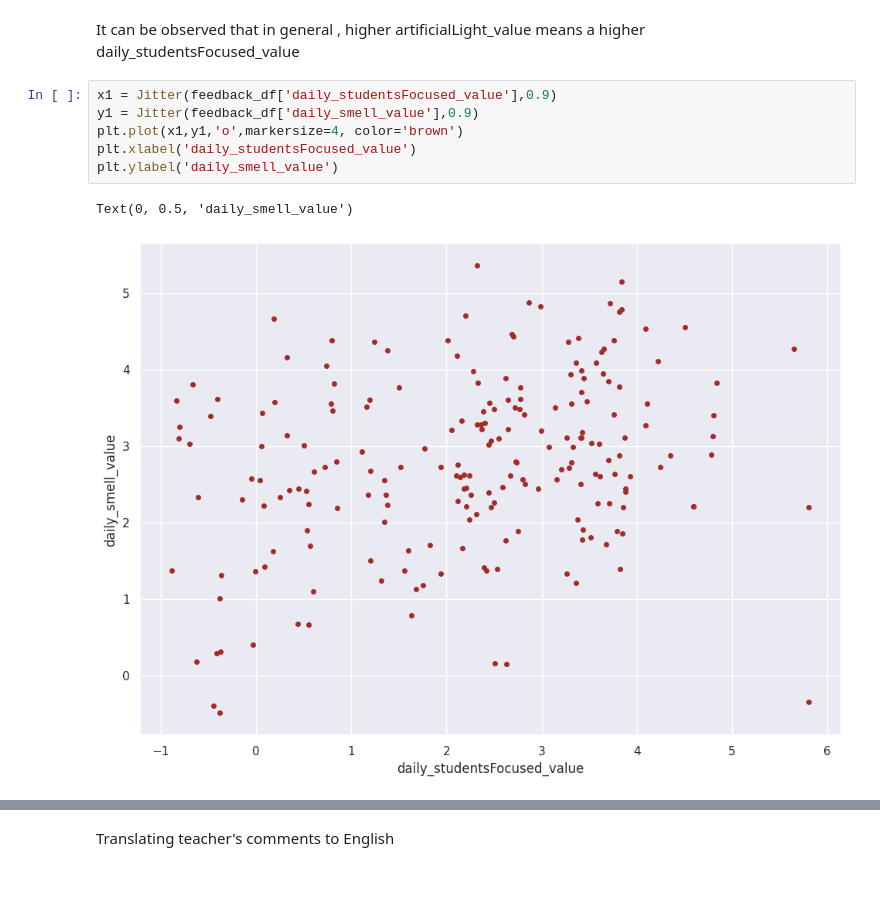
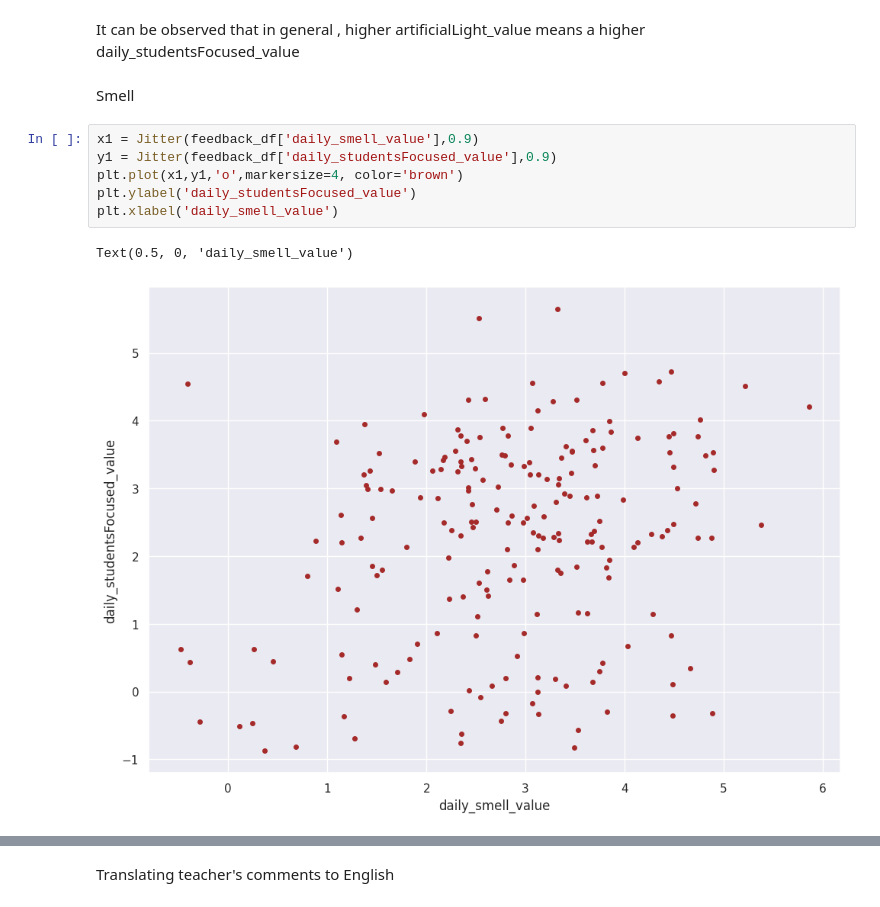
Before and after one commit to tug-cps/SchoolFeedback, a Jupyter notebook: notebooks/data_analysis.ipynb, the cells around one changed output, grey strips where cells are left out. Cells and saved outputs as stored; diff of their text form.

Commit message:
plotted scatter plots

```diff
--- a/notebooks/data_analysis.ipynb
+++ b/notebooks/data_analysis.ipynb
@@ -89,11 +88,13 @@ Text(0, 0.5, 'daily_studentsFocused_value')
 # %% [markdown]
 It can be observed that in general , higher artificialLight_value means a higher daily_studentsFocused_value
+# %% [markdown]
+Smell
 # %%
-x1 = Jitter(feedback_df['daily_studentsFocused_value'],0.9)
-y1 = Jitter(feedback_df['daily_smell_value'],0.9)
+x1 = Jitter(feedback_df['daily_smell_value'],0.9)
+y1 = Jitter(feedback_df['daily_studentsFocused_value'],0.9)
 plt.plot(x1,y1,'o',markersize=4, color='brown')
-plt.xlabel('daily_studentsFocused_value')
-plt.ylabel('daily_smell_value')
+plt.ylabel('daily_studentsFocused_value')
+plt.xlabel('daily_smell_value')
 # %% [output]
-Text(0, 0.5, 'daily_smell_value')
+Text(0.5, 0, 'daily_smell_value')
-[figure, old version]
+[figure, new version]
```
Also changed, not shown: parts of 37 cells of this notebook.
